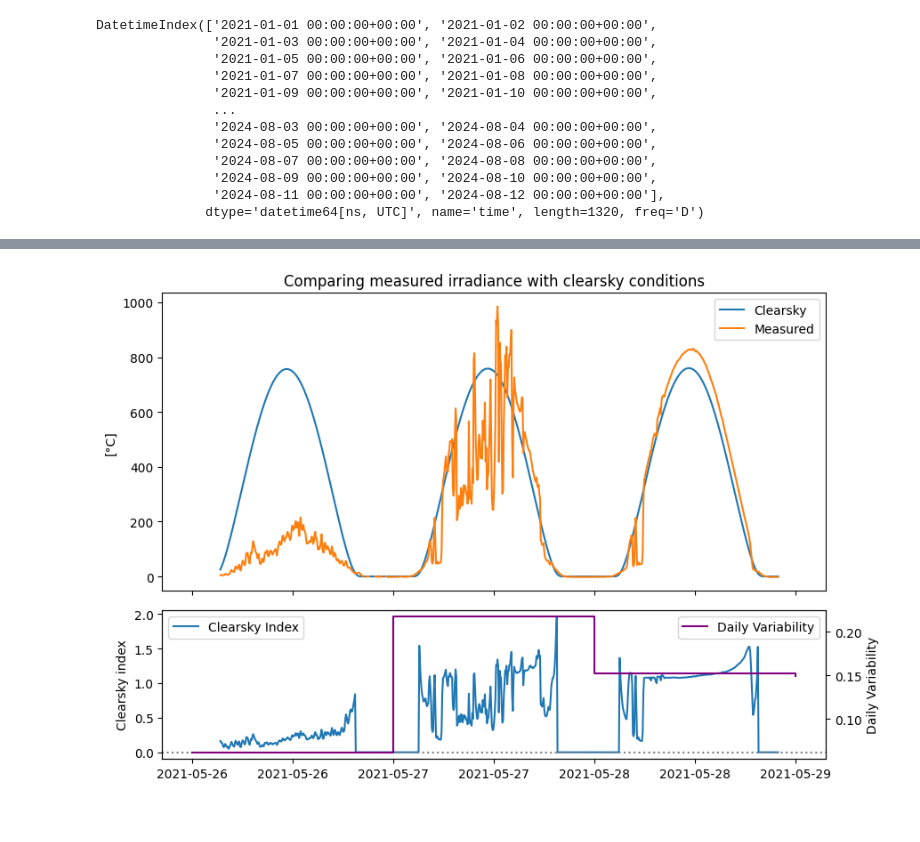
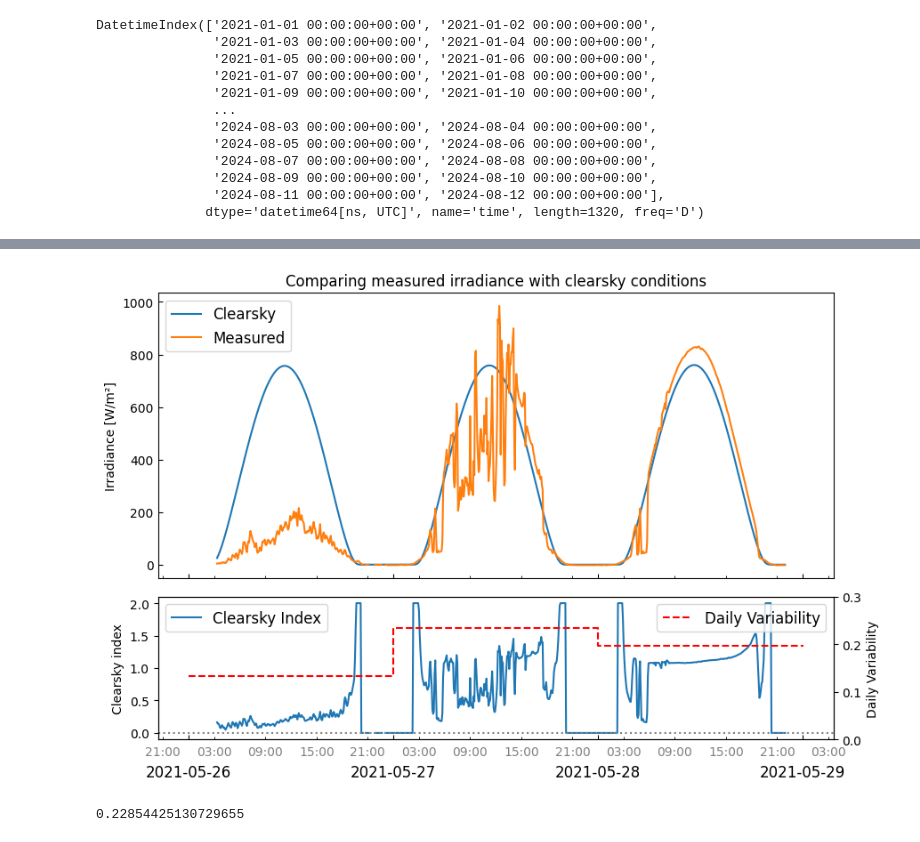
Before and after one commit to toneaf/ProjectThesis, a Jupyter notebook: clearsky.ipynb, the cells around one changed output, grey strips where cells are left out. Cells and saved outputs as stored; diff of their text form; code cells hidden in the pictures.

```diff
--- a/clearsky.ipynb
+++ b/clearsky.ipynb
@@ -70,9 +70,11 @@ Ser forskjøvet ut, men er joinet på timestamp, så burde ikke være det?
 
 Men ser bra ut å bruke 26., 27. og 28. mai i 2021, da de er overskyet, variert og tilnærmet clearsky.
 # %%
+from pvlib import irradiance
 #Clearsky index
 #df_joined["k"] = df_joined["Irradiance (SMP10 Sunpower horisontal) [W/m²]"] / df_joined["ghi"]
-df_joined["k"] = np.where(df_joined["ghi"] < 10, 0, df_joined["Irradiance (SMP10 Sunpower horisontal) [W/m²]"] / df_joined["ghi"])
+#df_joined["k"] = np.where(df_joined["ghi"] < 10, 0, df_joined["Irradiance (SMP10 Sunpower horisontal) [W/m²]"] / df_joined["ghi"])
+df_joined["k"] = irradiance.clearsky_index(df_joined["Irradiance (SMP10 Sunpower horisontal) [W/m²]"], df_joined["ghi"], max_clearsky_index = 2.0 )
 
 daily_clearsky = df_joined.resample('d').apply(lambda x: np.mean(x["k"]))
 # %%
@@ -88,13 +90,13 @@ plt.plot(df_joined["k"])
 # %%
 #Variability index
 df_joined["k_i-1"] = df_joined["k"].shift(-1)
-
+, ir,           e ddsdsheonanksnghjghjfjhfhhjghjgjfyftfyf bbvhgugu
 def variability(x1, x2):
     return np.sqrt(np.mean((x1 - x2)**2))
 
 df_joined.dropna(how="all")
 
-daily_variablity = df_joined.resample('d').apply(lambda x: variability(x["k"], x["k_i-1"]))
+daily_variablity = df_joined.resample('d').apply(lambda x: np.sqrt(np.mean((x["k"] - x["k_i-1"])**2)))
 
 #daily_variablity = (((df_joined["k"] - df_joined["k"].shift(periods=-1, freq='5 min'))**2).resample('d')).mean().apply(np.sqrt)
 # %%
@@ -148,37 +190,53 @@ plt.show()
 # %%
 import matplotlib.dates as mdates
 import matplotlib.pyplot as plt
 
 fig, (ax1, ax2) = plt.subplots(nrows=2, ncols=1, figsize=(9, 6), gridspec_kw={'height_ratios': [2, 1]}, sharex=True)
 
-# Plot on ax1
 ax1.set_title("Comparing measured irradiance with clearsky conditions")
 ax1.plot(df_joined.index[a:b], df_joined["ghi"][a:b], label="Clearsky")
 ax1.plot(df_joined.index[a:b], df_joined["Irradiance (SMP10 Sunpower horisontal) [W/m²]"][a:b], label="Measured")
-ax1.set_ylabel("[°C]")
-ax1.legend()
+ax1.set_ylabel("Irradiance [W/m²]")
+ax1.legend( fontsize=12)
+ax1.tick_params(which="both", direction="in")
 
-# Plot on ax2
 ax2.plot(df_joined.index[a:b], df_joined["k"][a:b], label="Clearsky Index")
 ax2.set_ylabel("Clearsky index")
 ax2.axhline(0, c="grey", linestyle=":")
-ax2.legend(loc="upper left")
+ax2.legend(loc="upper left", fontsize=12)
 
-# Create a secondary y-axis on ax2 for daily-sampled data
 ax2_secondary = ax2.twinx()
-ax2_secondary.set_ylabel("Daily Variability")  # Label for the right-side y-axis
+ax2_secondary.set_ylabel("Daily Variability")
+ax2_secondary.set_ylim(0, 0.3)
+ax2_secondary.step(daily_variablity.index[a//(24*12):b//(24*12)+2], daily_variablity[a//(24*12):b//(24*12)+2], where="post", color='red', label="Daily Variability", linestyle="--")
 
-# Plot the daily-sampled data as points (markers)
-#ax2_secondary.plot(daily_variablity.index[a//(24*12):b//(24*12)+1], daily_variablity[a//(24*12):b//(24*12)+1], 'o', color='purple', label="Daily Variability")
-ax2_secondary.step(daily_variablity.index[a//(24*12):b//(24*12)+2], daily_variablity[a//(24*12):b//(24*12)+2], where="post", color='purple', label="Daily Variability")
-
-# Format x-axis for date and add rotation
-ax2.xaxis.set_major_locator(mdates.AutoDateLocator())
+# Major ticks: One tick per day for the full date
+ax2.xaxis.set_major_locator(mdates.DayLocator())
 ax2.xaxis.set_major_formatter(mdates.DateFormatter('%Y-%m-%d'))
 
-# Tight layout and show
-ax2_secondary.legend(loc="upper right")
+# Minor ticks: Ensure they occur at every 6-hour interval (including 00:00 and 12:00)
+ax2.xaxis.set_minor_locator(mdates.HourLocator(byhour=[3, 9, 15, 21]))#interval=6))  # 0, 6, 12, 18 hours
+ax2.xaxis.set_minor_formatter(mdates.DateFormatter('%H:%M'))
+
+# Label formatting
+plt.setp(ax2.xaxis.get_majorticklabels(), rotation=0, fontsize=12)
+plt.setp(ax2.xaxis.get_minorticklabels(), rotation=0, fontsize=10, color="gray")
+
+# Minor tick adjustments to ensure labels show both 00:00 and 12:00
+ax2.tick_params(axis='x', which='major', pad=20, direction="in")
+ax2.tick_params(axis='x', which='minor', pad=5, labelsize=10, labelcolor="gray", direction="in", labelrotation=0)
+
+
+ax2_secondary.legend(loc="upper right", fontsize=12)
 plt.tight_layout()
+plt.savefig("img/clearsky_irradiance", bbox_inches="tight")
 plt.show()
 # %% [output]
-[figure, old version]
+[figure, new version]
+# %%
+datea = '2021-05-26'
+dateb = '2021-05-27'
+datec = '2021-05-28'
+daily_clearsky.loc[datea]
+# %% [output]
+0.22854425130729655
```
Also changed, not shown: parts of 6 cells of this notebook, 9 other files.
